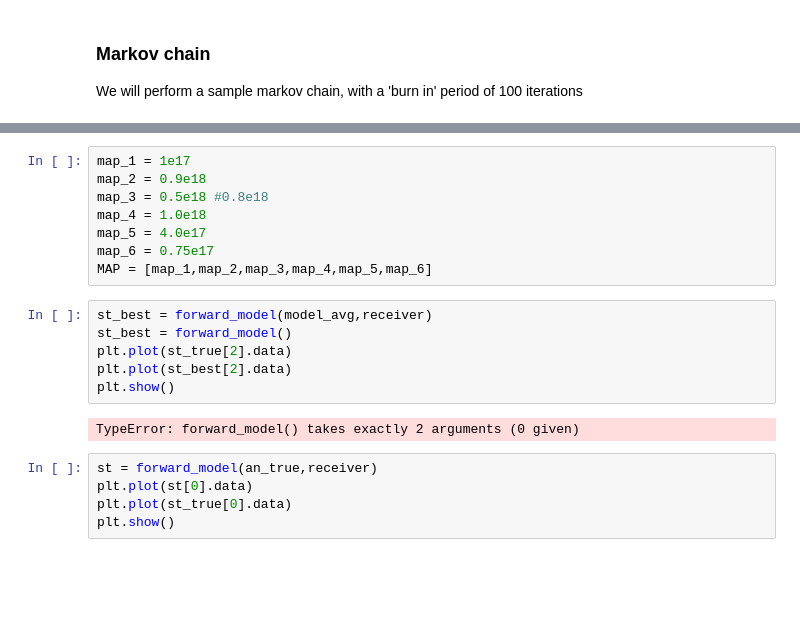
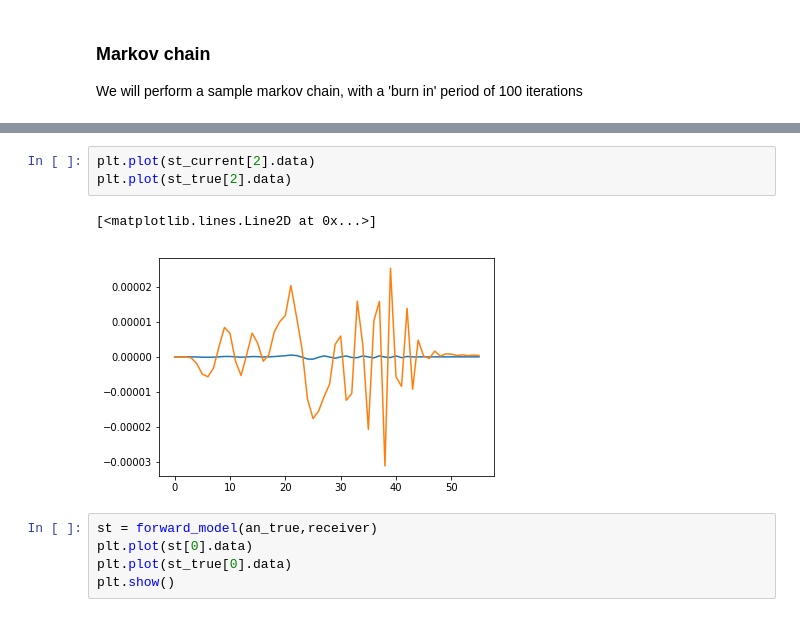
Before and after one commit to romaguir/mcmcmt, a Jupyter notebook: example_1.ipynb, the cells around one changed output, grey strips where cells are left out. Drawn from its saved outputs; the diff is of its cells as text; blank space fills up the shorter version.

```diff
--- a/example_1.ipynb
+++ b/example_1.ipynb
@@ -384,19 +384,9 @@ print model_avg
-# %%
-map_1 = 1e17
-map_2 = 0.9e18
-map_3 = 0.5e18 #0.8e18
-map_4 = 1.0e18
-map_5 = 4.0e17
-map_6 = 0.75e17
-MAP = [map_1,map_2,map_3,map_4,map_5,map_6]
-# %%
-st_best = forward_model(model_avg,receiver)
-st_best = forward_model()
-plt.plot(st_true[2].data)
-plt.plot(st_best[2].data)
-plt.show()
-# %% [output]
-TypeError: forward_model() takes exactly 2 arguments (0 given)
+# %%
+plt.plot(st_current[2].data)
+plt.plot(st_true[2].data)
+# %% [output]
+[<matplotlib.lines.Line2D at 0x...>]
+[figure, added]
 # %%
 st = forward_model(an_true,receiver)
 plt.plot(st[0].data)
```
Also changed, not shown: parts of 4 cells of this notebook, 1 other file.
